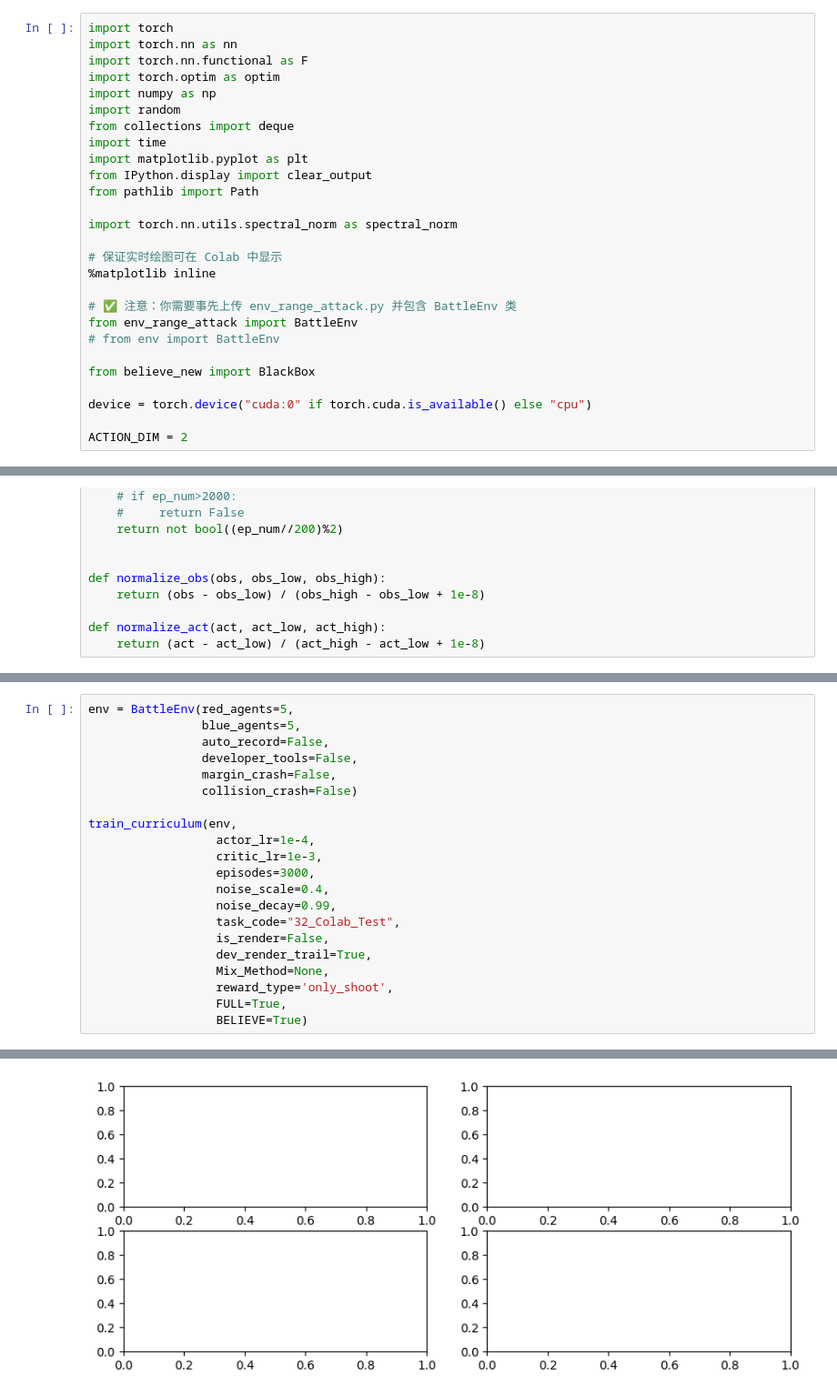
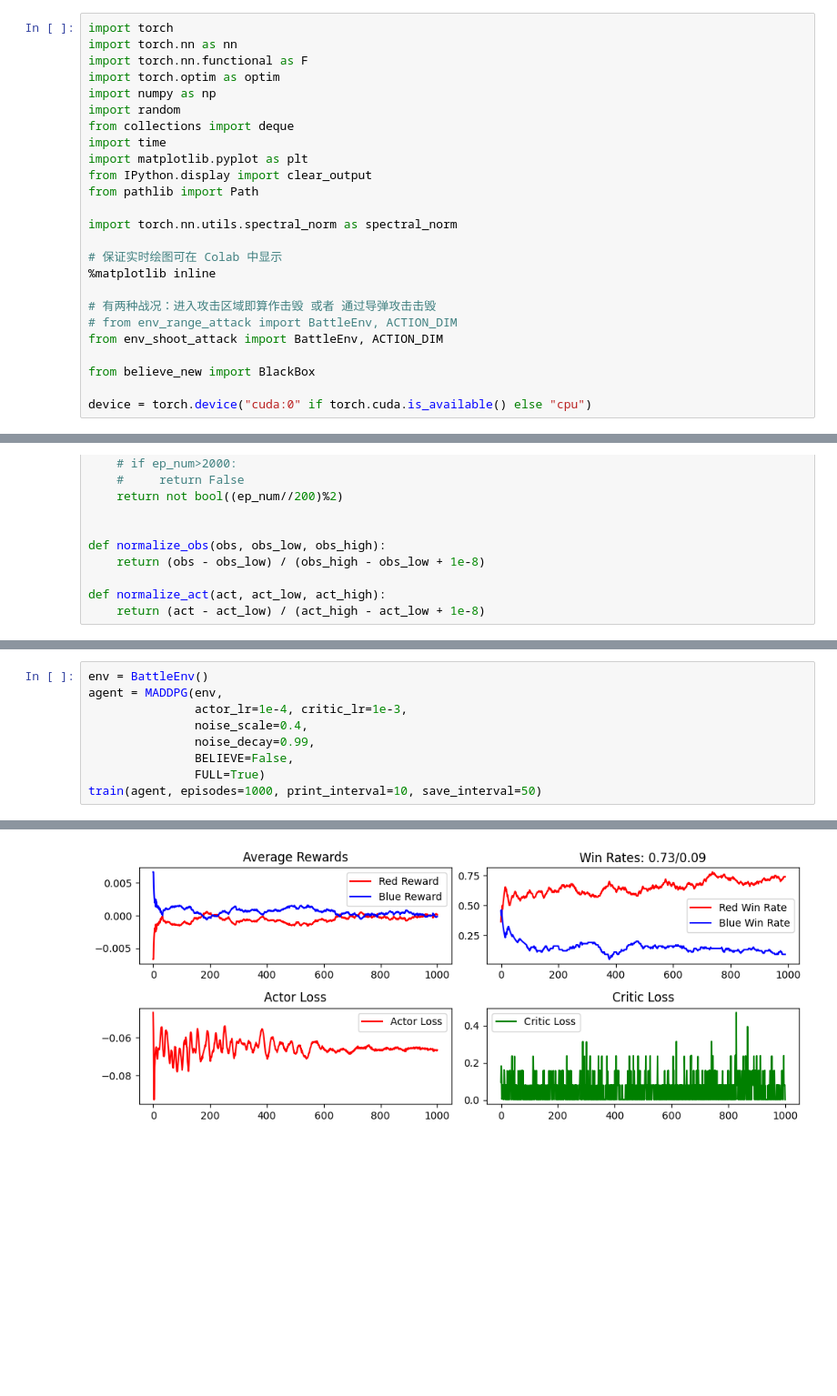
Before and after one commit to crimsoncd/UAV-combat, a Jupyter notebook: Combat_Train_Believe.ipynb, the cells around one changed output, grey strips where cells are left out. Shown: that part at 91% size. Drawn from its saved outputs; the diff is of its cells as text; blank space fills up the shorter version.

Commit message:
0513-Train in several senarios

```diff
--- a/Combat_Train_Believe.ipynb
+++ b/Combat_Train_Believe.ipynb
@@ -16,12 +16,10 @@ import torch.nn.utils.spectral_norm as spectral_norm
 # 保证实时绘图可在 Colab 中显示
 %matplotlib inline
 
-# ✅ 注意：你需要事先上传 env_range_attack.py 并包含 BattleEnv 类
-from env_range_attack import BattleEnv
-# from env import BattleEnv
+# 有两种战况：进入攻击区域即算作击毁 或者 通过导弹攻击击毁
+# from env_range_attack import BattleEnv, ACTION_DIM
+from env_shoot_attack import BattleEnv, ACTION_DIM
 
 from believe_new import BlackBox
 
 device = torch.device("cuda:0" if torch.cuda.is_available() else "cpu")
-
-ACTION_DIM = 2
@@ -385,22 +406,10 @@ def train_curriculum(env, actor_lr=1e-4, critic_lr=1e-3, noise_scale=0.2, noise_
 # %%
-env = BattleEnv(red_agents=5,
-                blue_agents=5,
-                auto_record=False,
-                developer_tools=False,
-                margin_crash=False,
-                collision_crash=False)
-
-train_curriculum(env,
-                  actor_lr=1e-4,
-                  critic_lr=1e-3,
-                  episodes=3000,
-                  noise_scale=0.4,
-                  noise_decay=0.99,
-                  task_code="32_Colab_Test",
-                  is_render=False,
-                  dev_render_trail=True,
-                  Mix_Method=None,
-                  reward_type='only_shoot',
-                  FULL=True,
-                  BELIEVE=True)
+env = BattleEnv()
+agent = MADDPG(env,
+               actor_lr=1e-4, critic_lr=1e-3,
+               noise_scale=0.4,
+               noise_decay=0.99,
+               BELIEVE=False,
+               FULL=True)
+train(agent, episodes=1000, print_interval=10, save_interval=50)
 # %% [output]
@@ -425 +416 @@ KeyboardInterrupt:
-[figure, old version]
+[figure, new version]
```
Also changed, not shown: parts of 6 cells of this notebook, 5 other files.
